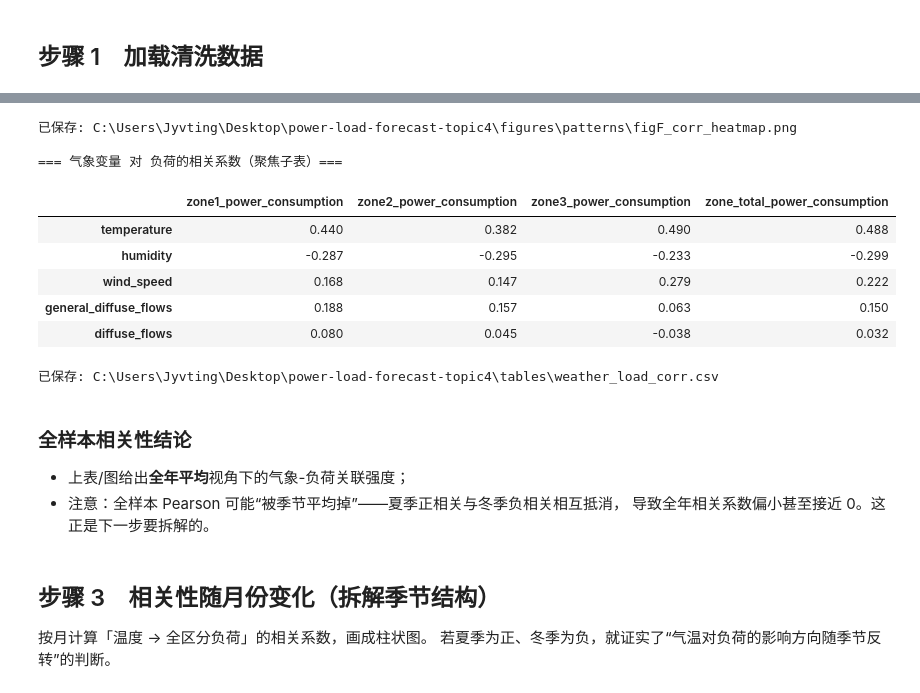
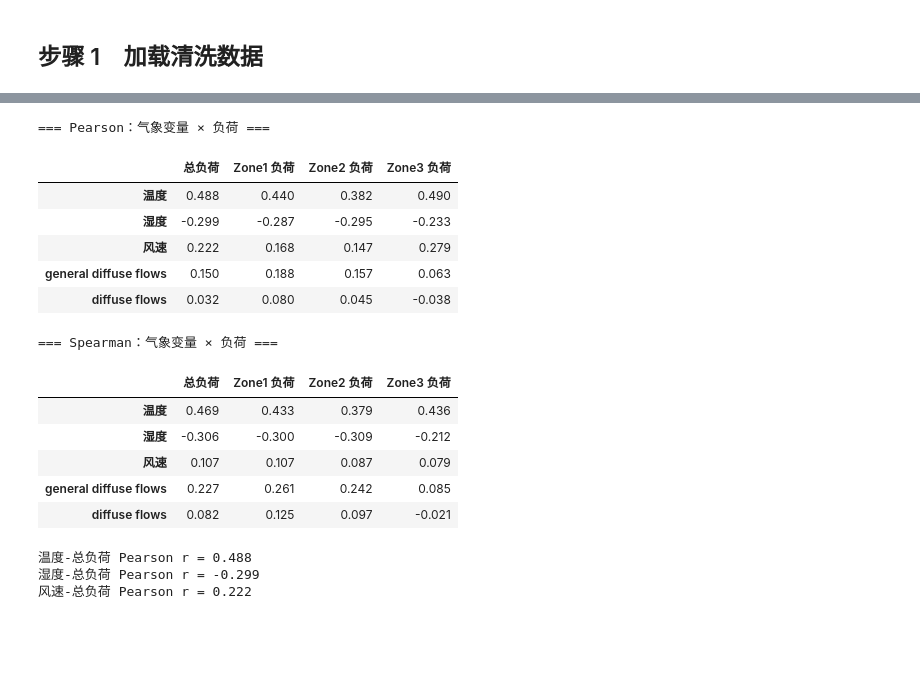
Before and after one commit to Lizhuiii/power-load-forecast-topic4, a Jupyter notebook: project/04_weather_correlation.ipynb, the cells around one changed output, grey strips where cells are left out. Saved outputs shown, nothing was run; the diff lists cells and outputs as text; code cells hidden in the pictures; blank space fills up the shorter version.

Commit message:
江玉婷：完成 04：气象-负荷相关性与热力图分析
增加 Pearson/Spearman 对照、按月与月×小时温度相关拆解、分季节稳健性检查；输出图 G—I 和 5 张统计表；统一图号并清理旧命名文件；notebook 全量执行、0 error。

```diff
--- a/project/04_weather_correlation.ipynb
+++ b/project/04_weather_correlation.ipynb
@@ -96,49 +115,53 @@ display(df.head(3))
 # %%
-num_cols = WEATHER_COLS + ZONE_COLS + ["zone_total_power_consumption"]
-corr = df[num_cols].corr(method="pearson")
+num_cols = WEATHER_COLS + ZONE_COLS + [TOTAL]
+pearson = df[num_cols].corr(method="pearson")
+spearman = df[num_cols].corr(method="spearman")
+
+sub_cols = [TOTAL] + ZONE_COLS
+pearson_sub = pearson.loc[WEATHER_COLS, sub_cols]
+spearman_sub = spearman.loc[WEATHER_COLS, sub_cols]
+pearson_sub.round(6).to_csv(TABLE_DIR / "weather_load_corr.csv", encoding="utf-8-sig", index_label="气象变量")
+spearman_sub.round(6).to_csv(TABLE_DIR / "weather_load_corr_spearman.csv", encoding="utf-8-sig", index_label="气象变量")
+
+print("=== Pearson：气象变量 × 负荷 ===")
+display(pearson_sub.round(3).rename(index=VAR_LABEL, columns=VAR_LABEL))
+print("=== Spearman：气象变量 × 负荷 ===")
+display(spearman_sub.round(3).rename(index=VAR_LABEL, columns=VAR_LABEL))
 
 fig, ax = plt.subplots(figsize=(10, 8))
-im = ax.imshow(corr.values, cmap="RdBu_r", vmin=-1, vmax=1)
+im = ax.imshow(pearson.values, cmap="RdBu_r", vmin=-1, vmax=1)
 ax.set_xticks(range(len(num_cols)))
 ax.set_yticks(range(len(num_cols)))
-ax.set_xticklabels(num_cols, rotation=45, ha="right", fontsize=8)
-ax.set_yticklabels(num_cols, fontsize=8)
+ax.set_xticklabels([VAR_LABEL[c] for c in num_cols], rotation=45, ha="right", fontsize=9)
+ax.set_yticklabels([VAR_LABEL[c] for c in num_cols], fontsize=9)
 for i in range(len(num_cols)):
     for j in range(len(num_cols)):
-        v = corr.values[i, j]
+        v = pearson.values[i, j]
         ax.text(j, i, f"{v:.2f}", ha="center", va="center",
                 color="white" if abs(v) > 0.5 else "black", fontsize=7)
 fig.colorbar(im, ax=ax, fraction=0.046, pad=0.04, label="Pearson r")
-ax.set_title("图 F  全样本气象-负荷相关系数热力图（Pearson）", loc="left")
-fig.savefig(FIG_DIR / "figF_corr_heatmap.png", dpi=150)
+ax.set_title("全样本气象-负荷相关系数热力图（Pearson）", loc="left")
+fig.savefig(FIG_DIR / "figG_corr_heatmap.png", dpi=180)
 plt.close(fig)
-print("已保存:", FIG_DIR / "figF_corr_heatmap.png")
 
-# 抽取“气象 -> 负荷”子矩阵，便于报告聚焦
-sub = corr.loc[WEATHER_COLS, ZONE_COLS + ["zone_total_power_consumption"]]
-print("\n=== 气象变量 对 负荷的相关系数（聚焦子表）===")
-display(sub.round(3))
-sub.round(6).to_csv(TABLE_DIR / "weather_load_corr.csv", encoding="utf-8-sig", index_label="气象变量")
-print("已保存:", TABLE_DIR / "weather_load_corr.csv")
+print(f"温度-总负荷 Pearson r = {pearson.loc['temperature', TOTAL]:.3f}")
+print(f"湿度-总负荷 Pearson r = {pearson.loc['humidity', TOTAL]:.3f}")
+print(f"风速-总负荷 Pearson r = {pearson.loc['wind_speed', TOTAL]:.3f}")
 # %% [output]
-已保存: C:\Users\Jyvting\Desktop\power-load-forecast-topic4\figures\patterns\figF_corr_heatmap.png
-
-=== 气象变量 对 负荷的相关系数（聚焦子表）===
+=== Pearson：气象变量 × 负荷 ===
-|  | zone1_power_consumption | zone2_power_consumption | zone3_power_consumption | zone_total_power_consumption |
-| temperature | 0.440 | 0.382 | 0.490 | 0.488 |
-| humidity | -0.287 | -0.295 | -0.233 | -0.299 |
-| wind_speed | 0.168 | 0.147 | 0.279 | 0.222 |
-| general_diffuse_flows | 0.188 | 0.157 | 0.063 | 0.150 |
-| diffuse_flows | 0.080 | 0.045 | -0.038 | 0.032 |
+|  | 总负荷 | Zone1 负荷 | Zone2 负荷 | Zone3 负荷 |
+| 温度 | 0.488 | 0.440 | 0.382 | 0.490 |
+| 湿度 | -0.299 | -0.287 | -0.295 | -0.233 |
+| 风速 | 0.222 | 0.168 | 0.147 | 0.279 |
+| general diffuse flows | 0.150 | 0.188 | 0.157 | 0.063 |
+| diffuse flows | 0.032 | 0.080 | 0.045 | -0.038 |
-已保存: C:\Users\Jyvting\Desktop\power-load-forecast-topic4\tables\weather_load_corr.csv
+=== Spearman：气象变量 × 负荷 ===
+|  | 总负荷 | Zone1 负荷 | Zone2 负荷 | Zone3 负荷 |
+| 温度 | 0.469 | 0.433 | 0.379 | 0.436 |
+| 湿度 | -0.306 | -0.300 | -0.309 | -0.212 |
+| 风速 | 0.107 | 0.107 | 0.087 | 0.079 |
+| general diffuse flows | 0.227 | 0.261 | 0.242 | 0.085 |
+| diffuse flows | 0.082 | 0.125 | 0.097 | -0.021 |
+温度-总负荷 Pearson r = 0.488
+湿度-总负荷 Pearson r = -0.299
+风速-总负荷 Pearson r = 0.222
-# %% [markdown]
-### 全样本相关性结论
-
-- 上表/图给出**全年平均**视角下的气象-负荷关联强度；
-- 注意：全样本 Pearson 可能“被季节平均掉”——夏季正相关与冬季负相关相互抵消，
-  导致全年相关系数偏小甚至接近 0。这正是下一步要拆解的。
-# %% [markdown]
-## 步骤 3　相关性随月份变化（拆解季节结构）
-
-按月计算「温度 → 全区分负荷」的相关系数，画成柱状图。
-若夏季为正、冬季为负，就证实了“气温对负荷的影响方向随季节反转”的判断。
```
Also changed, not shown: parts of 21 cells of this notebook, 11 other files.
